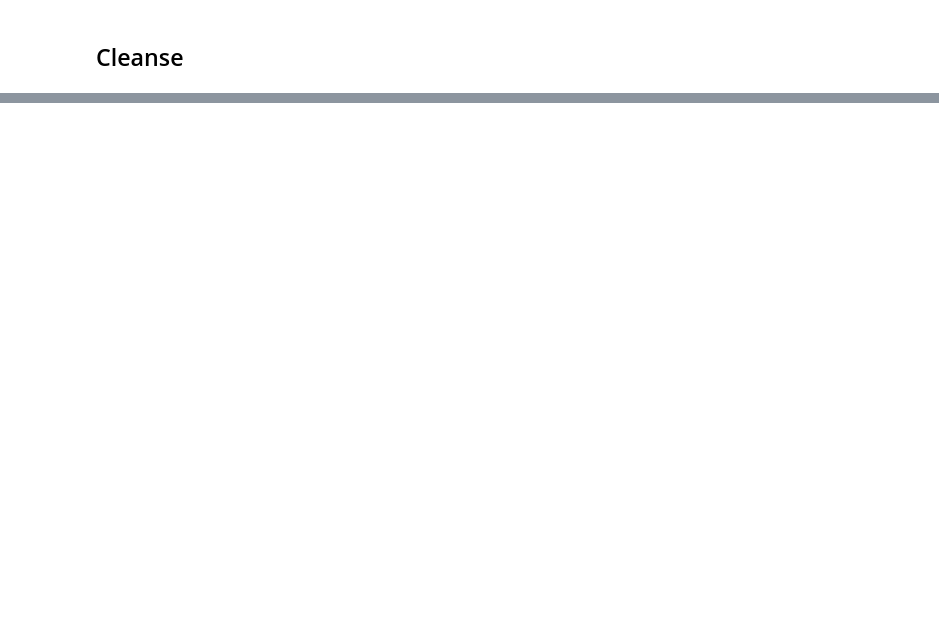
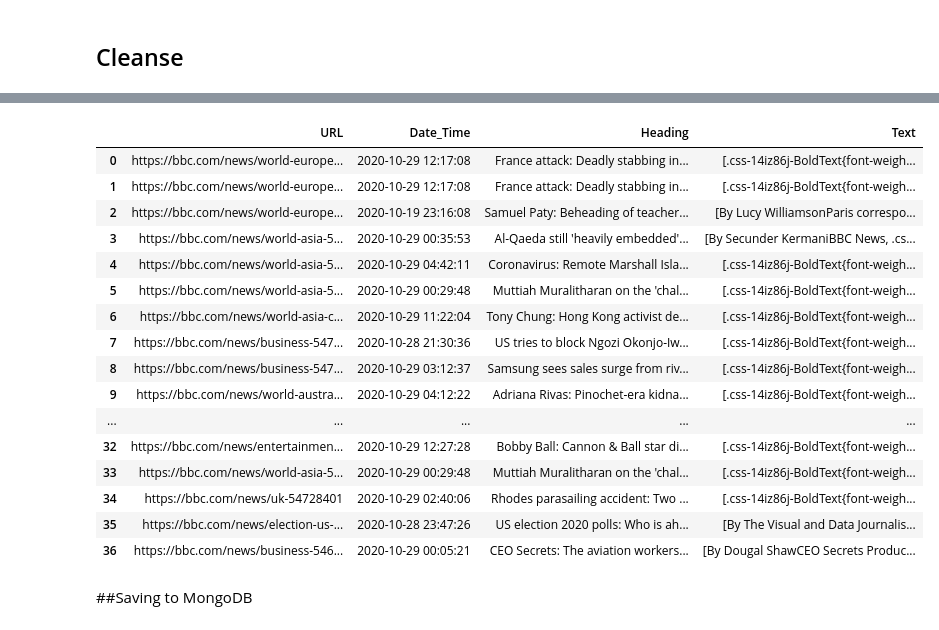
Before and after one commit to alyrazik/News_content_collect_store, a Jupyter notebook: CrawlingBBC.ipynb, the cells around one changed output, grey strips where cells are left out. Saved outputs shown, nothing was run; the diff lists cells and outputs as text; code cells hidden in the pictures; blank space fills up the shorter version.

```diff
--- a/CrawlingBBC.ipynb
+++ b/CrawlingBBC.ipynb
@@ -58,3 +114,25 @@ for url in news_urls:
 # %%
-df = pd.DataFrame(list(zip(news_times, news_headings, news_texts)),
-                  columns =['datetime', 'heading', 'text'])
+df = pd.DataFrame(list(zip( news_urls, news_times, news_headings, news_texts)),
+                  columns =['URL', 'Date_Time', 'Heading', 'Text'])
+# %%
+df
+# %% [output]
+|  | URL | Date_Time | Heading | Text |
+| 0 | https://bbc.com/news/world-europe... | 2020-10-29 12:17:08 | France attack: Deadly stabbing in... | [.css-14iz86j-BoldText{font-weigh... |
+| 1 | https://bbc.com/news/world-europe... | 2020-10-29 12:17:08 | France attack: Deadly stabbing in... | [.css-14iz86j-BoldText{font-weigh... |
+| 2 | https://bbc.com/news/world-europe... | 2020-10-19 23:16:08 | Samuel Paty: Beheading of teacher... | [By Lucy WilliamsonParis correspo... |
+| 3 | https://bbc.com/news/world-asia-5... | 2020-10-29 00:35:53 | Al-Qaeda still 'heavily embedded'... | [By Secunder KermaniBBC News, .cs... |
+| 4 | https://bbc.com/news/world-asia-5... | 2020-10-29 04:42:11 | Coronavirus: Remote Marshall Isla... | [.css-14iz86j-BoldText{font-weigh... |
+| 5 | https://bbc.com/news/world-asia-5... | 2020-10-29 00:29:48 | Muttiah Muralitharan on the 'chal... | [.css-14iz86j-BoldText{font-weigh... |
+| 6 | https://bbc.com/news/world-asia-c... | 2020-10-29 11:22:04 | Tony Chung: Hong Kong activist de... | [.css-14iz86j-BoldText{font-weigh... |
+| 7 | https://bbc.com/news/business-547... | 2020-10-28 21:30:36 | US tries to block Ngozi Okonjo-Iw... | [.css-14iz86j-BoldText{font-weigh... |
+| 8 | https://bbc.com/news/business-547... | 2020-10-29 03:12:37 | Samsung sees sales surge from riv... | [.css-14iz86j-BoldText{font-weigh... |
+| 9 | https://bbc.com/news/world-austra... | 2020-10-29 04:12:22 | Adriana Rivas: Pinochet-era kidna... | [.css-14iz86j-BoldText{font-weigh... |
+| ... | ... | ... | ... | ... |
+| 32 | https://bbc.com/news/entertainmen... | 2020-10-29 12:27:28 | Bobby Ball: Cannon & Ball star di... | [.css-14iz86j-BoldText{font-weigh... |
+| 33 | https://bbc.com/news/world-asia-5... | 2020-10-29 00:29:48 | Muttiah Muralitharan on the 'chal... | [.css-14iz86j-BoldText{font-weigh... |
+| 34 | https://bbc.com/news/uk-54728401 | 2020-10-29 02:40:06 | Rhodes parasailing accident: Two ... | [.css-14iz86j-BoldText{font-weigh... |
+| 35 | https://bbc.com/news/election-us-... | 2020-10-28 23:47:26 | US election 2020 polls: Who is ah... | [By The Visual and Data Journalis... |
+| 36 | https://bbc.com/news/business-546... | 2020-10-29 00:05:21 | CEO Secrets: The aviation workers... | [By Dougal ShawCEO Secrets Produc... |
+# %% [markdown]
+##Saving to MongoDB
```
Also changed, not shown: parts of 14 cells of this notebook.
